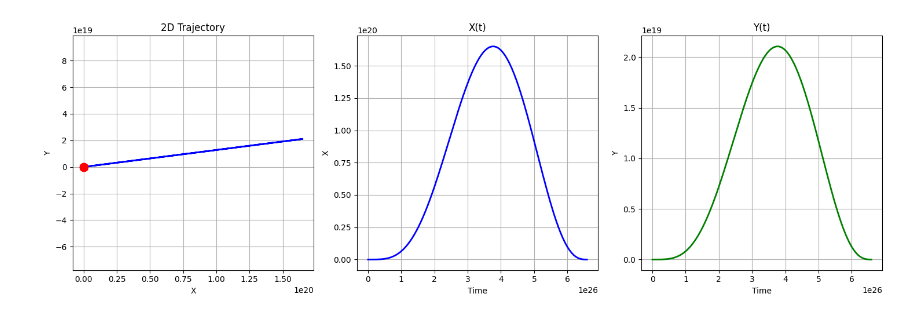
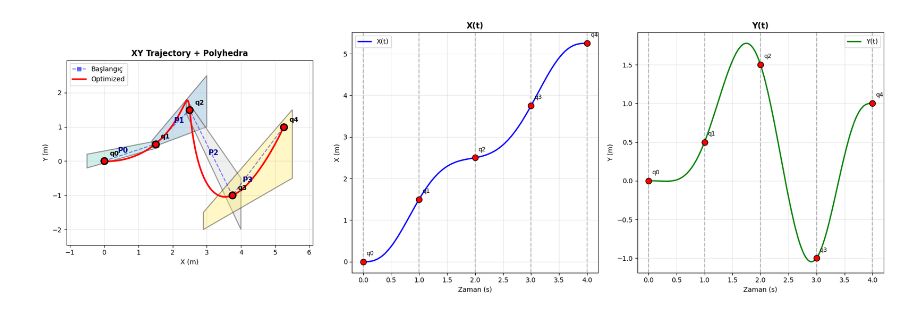
Before and after one commit to DemirDorukDilek/DDoP, a Jupyter notebook: Welcome_To_Colab (4).ipynb, the cells around one changed output. Drawn from its saved outputs; the diff is of its cells as text; code cells hidden in the pictures.

```diff
--- a/Welcome_To_Colab (4).ipynb
+++ b/Welcome_To_Colab (4).ipynb
@@ -42,7 +42,7 @@ class DDoPnD:
         self.v_max = 4.0
         self.a_max = 5.0
 
-        self.pakka = 1.0
+        self.pakka = 1000.0
 
     def _unpack(self,x):
         idx = 0
@@ -55,6 +55,8 @@ class DDoPnD:
                 self.dims[i] = np.concatenate([[self.dims[i][0]], x[idx:idx+n_inner], [self.dims[i][-1]]])
                 idx = idx+n_inner
             self.waypoints = np.column_stack(self.dims)
+
+
 
     def _update_sub_optimizers(self):
         for idx,opt in enumerate(self.opt):
@@ -229,6 +231,7 @@ class DDoPnD:
                 slack = b_j - A_j @ q_i
                 if np.any((slack)<=0):
                     # raise
+                    print("INF")
                     return float("inf")
 
                 J_F = self.pakka * np.sum(np.log(slack))
@@ -253,6 +256,10 @@ class DDoPnD:
     def J(self, x):
         self._unpack(x)
         self._update_sub_optimizers()
+        # try:
+        #     plot_trajectory_result(self, self.polyhedra, self.waypoints, [])
+        # except:
+        #     pass
 
         cost = 0.0
         for opt in self.opt:
@@ -316,59 +323,63 @@ class DDoPnD:
 
 waypoints = [
     np.array((0, 0)), # q₀: Başlangıç
-    np.array((15, 5)), # q₁: İlk dönüş
-    np.array((25, 15)), # q₂: Engeli geç
-    np.array((35, 5)), # q₃: İkinci dönüş
-    np.array((50, 10)), # q₄: Bitiş
+    np.array((1.5, 0.5)), # q₁: İlk dönüş
+    np.array((2.5, 1.5)), # q₂: Engeli geç
+    np.array((3.75, -1)), # q₃: İkinci dönüş
+    np.array((5.25, 1.0)), # q₄: Bitiş
 ]
 
 # Polyhedra: Her piece için güvenli bölge (CCW sıralı köşeler)
-polyhedra = [
+polygons = [
     # P₀: Başlangıç bölgesi (geniş alan)
-    polygon_to_polyhedron([
-        (-5, -4),
-        (16, 7),
-        (16, 2),
-        (-5, 4)
-    ]),
+    [
+        (-0.5, -0.2),
+        (1.6, 0.4),
+        (1.6, 0.6),
+        (-0.5, 0.2)
+    ],
 
     # P₁: Dar geçit (engelin solundan)
-    polygon_to_polyhedron([
-        (10, -5),
-        (30, -5),
-        (30, 20),
-        (10, 20)
-    ]),
+    [
+        (1.4, 0.4),
+        (3.0, 1),
+        (3.0, 2.5),
+        (1.4, 0.6),
+    ],
 
     # P₂: Engel üstü bölge
-    polygon_to_polyhedron([
-        (20, 0),
-        (40, 0),
-        (40, 20),
-        (20, 20)
-    ]),
+    [
+        (2.4, 1.4),
+        (4.0, -2),
+        (4.0, -0.5),
+        (2.4, 1.8)
+    ],
 
     # P₃: Bitiş bölgesi
-    polygon_to_polyhedron([
-        (30, -5),
-        (55, -5),
-        (55, 15),
-        (30, 15)
-    ]),
+    [
+        (2.9, -2),
+        (5.5, -0.5),
+        (5.5, 1.5),
+        (2.9, -1.5)
+    ],
 ]
 
 # Engeller (sadece görselleştirme için)
 obstacles = [
-    # {'center': (2.5, 0.3), 'radius': 0.4},
-    # {'center': (1.8, 1.8), 'radius': 0.3},
+    {'center': (2.5, 0.3), 'radius': 0.4},
+    {'center': (1.8, 1.8), 'radius': 0.3},
 ]
 
-opt = DDoPnD([1.0]*(len(waypoints)-1),waypoints,polyhedra,False,True,4)
+
+opt_waypoint = list(map(np.array,waypoints))
+polyhedra = list(map(polygon_to_polyhedron,polygons))
+opt = DDoPnD([1.0]*(len(waypoints)-1),opt_waypoint,polyhedra,False,False,3)
 T,way,C = opt.run()
 print(T)
 print(way)
 print(C)
 
 ww =[np.array(dim) for dim in zip(*way)]
-visualize_trajectory_2d(opt,T,*ww)
+plot_trajectory_result(opt, polyhedra, way, [])
+# visualize_trajectory_2d(opt,T,*ww)
 # %% [output]
@@ -378,4 +394,4 @@ inf
-[figure, old version]
+[figure, new version]
 # %%
 def plot_polyhedra_and_waypoints(polyhedra, waypoints, obstacles=None):
     """
```
Also changed, not shown: parts of 4 cells of this notebook.
